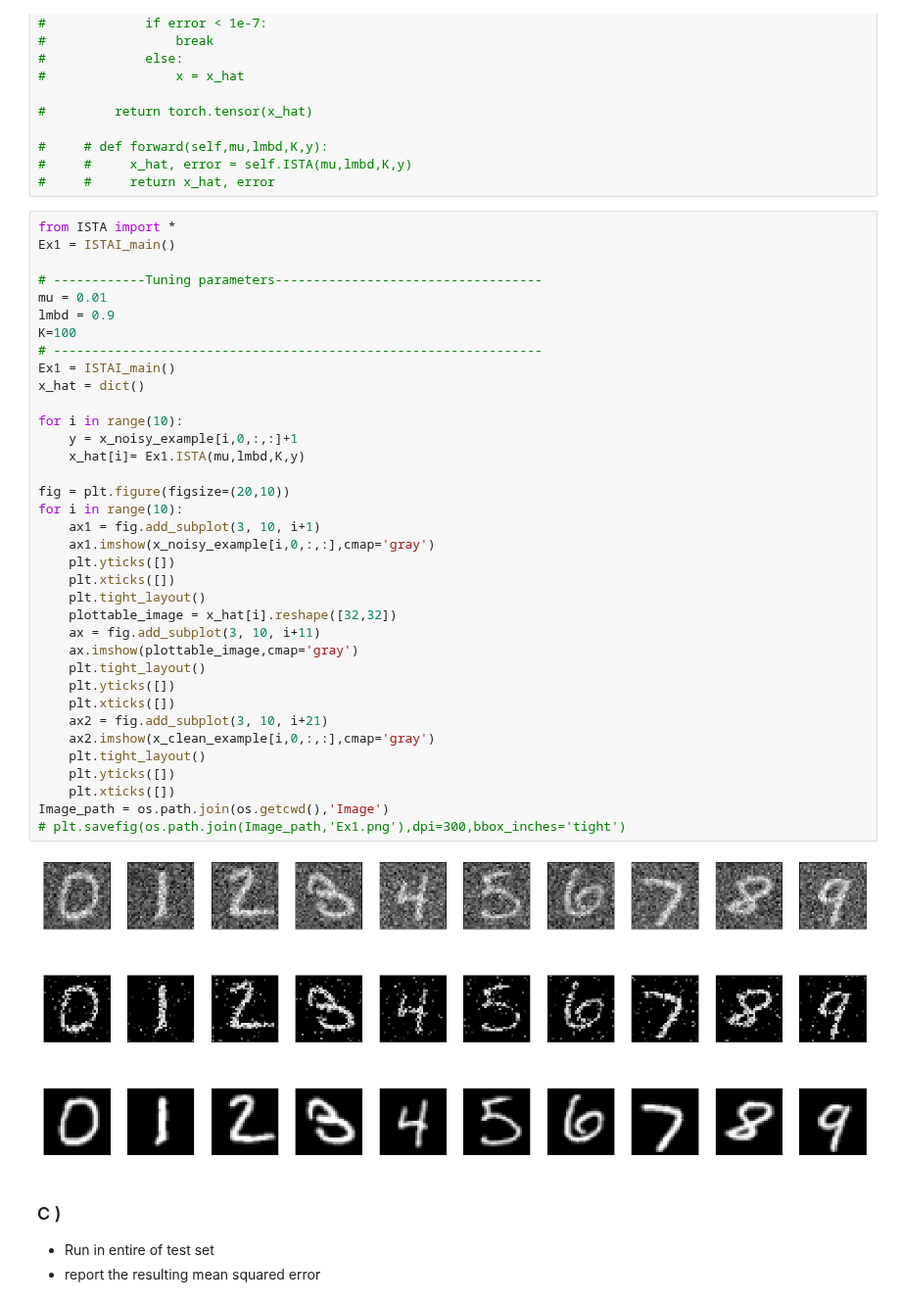
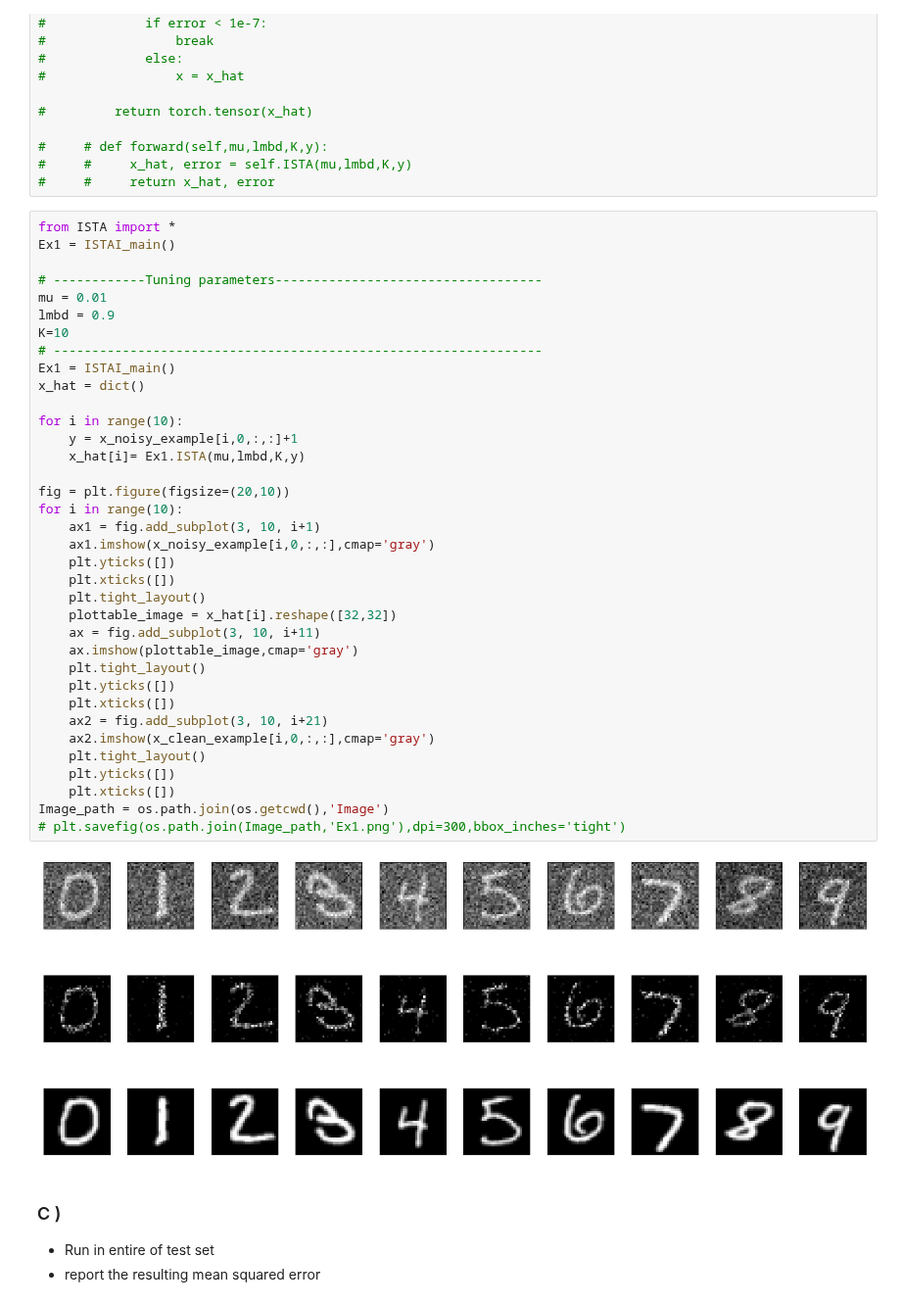
Before and after one commit to Lynch1206/5LSL0_HW, a Jupyter notebook: Assignment4/Code - for students/Week1.ipynb, the cells around one changed output. Shown at 98% size. Drawn from its saved outputs; the diff is of its cells as text.

```diff
--- a/Assignment4/Code - for students/Week1.ipynb
+++ b/Assignment4/Code - for students/Week1.ipynb
@@ -176,37 +176,37 @@ Ex1 = ISTAI_main()
 # ------------Tuning parameters-----------------------------------
 mu = 0.01
 lmbd = 0.9
-K=100
+K=10
 # ----------------------------------------------------------------
 Ex1 = ISTAI_main()
 x_hat = dict()
 
 for i in range(10):
     y = x_noisy_example[i,0,:,:]+1
     x_hat[i]= Ex1.ISTA(mu,lmbd,K,y)
 
 fig = plt.figure(figsize=(20,10))
 for i in range(10):
     ax1 = fig.add_subplot(3, 10, i+1)
     ax1.imshow(x_noisy_example[i,0,:,:],cmap='gray')
     plt.yticks([])
     plt.xticks([])
     plt.tight_layout()
     plottable_image = x_hat[i].reshape([32,32])
     ax = fig.add_subplot(3, 10, i+11)
     ax.imshow(plottable_image,cmap='gray')
     plt.tight_layout()
     plt.yticks([])
     plt.xticks([])
     ax2 = fig.add_subplot(3, 10, i+21)
     ax2.imshow(x_clean_example[i,0,:,:],cmap='gray')
     plt.tight_layout()
     plt.yticks([])
     plt.xticks([])
 Image_path = os.path.join(os.getcwd(),'Image')
 # plt.savefig(os.path.join(Image_path,'Ex1.png'),dpi=300,bbox_inches='tight')
 # %% [output]
-[figure, old version]
+[figure, new version]
 # %% [markdown]
 ### C )
 - Run in entire of test set
```
Also changed, not shown: parts of 5 cells of this notebook.
